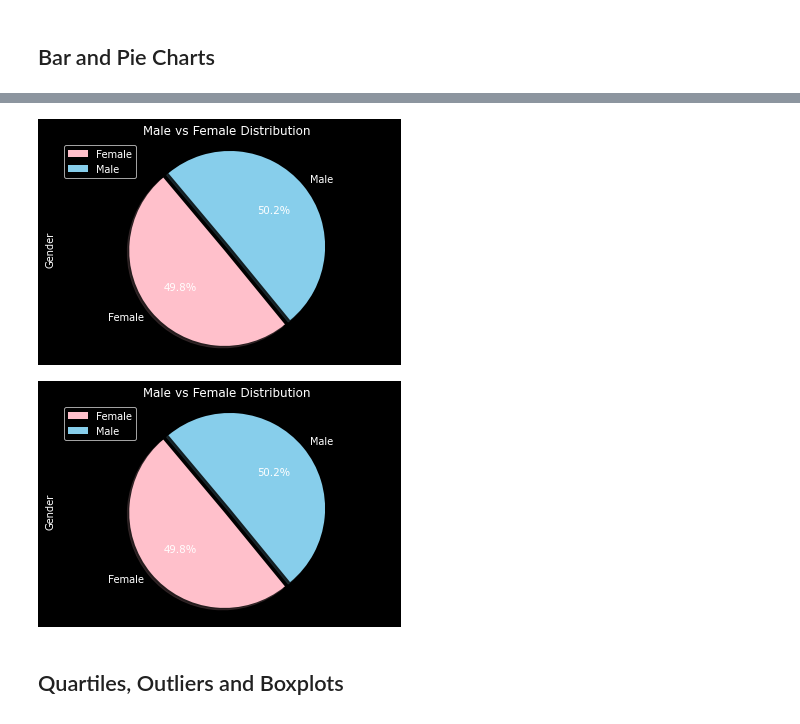
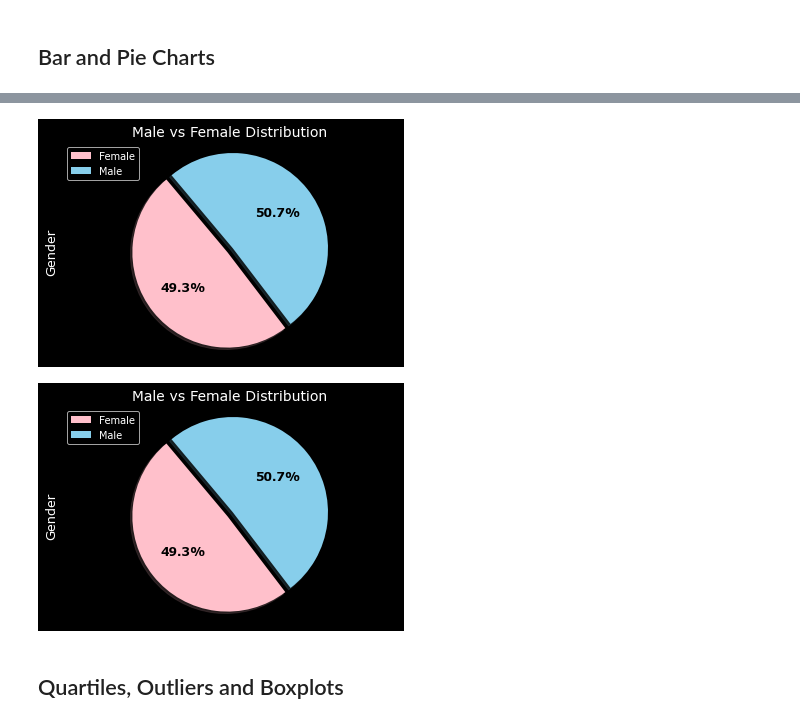
Before and after one commit to cheyroseflammer/pharmaceutical-analysis, a Jupyter notebook: pharmaceutical-analysis/pymaceuticals_starter.ipynb, the cells around one changed output, grey strips where cells are left out. Saved outputs shown, nothing was run; the diff lists cells and outputs as text; code cells hidden in the pictures.

```diff
--- a/pharmaceutical-analysis/pymaceuticals_starter.ipynb
+++ b/pharmaceutical-analysis/pymaceuticals_starter.ipynb
@@ -71,5 +63,5 @@ duplicate_mice_df
 # %%
 # Create a clean DataFrame by dropping the duplicate mouse by its ID.
-clean_mice_df = duplicate_mice_df.drop_duplicates(subset=['Mouse ID', 'Timepoint'])
-clean_mice_df.head()
+clean_mice_df = pharm_df.drop_duplicates(subset=['Mouse ID', 'Timepoint'])
+clean_mice_df
 # %% [output]
@@ -178,43 +186,42 @@ plt.show()
 # %%
 # Generate a pie plot showing the distribution of female versus male mice using Pandas
-
 # Get count of each gender
-gender_df = clean_mice_df.groupby('Sex').nunique()['Mouse ID']
+gender_df = clean_mice_df.groupby('Sex').count()['Mouse ID']
 # Create plot vars
 colors = ['pink', 'skyblue']
 explode = (0.07, 0)
+title = 'Male vs Female Distribution'
 # Create pie chart
-gender_pie = gender_df.plot(kind='pie', y='Gender', title='Male vs Female Distribution', shadow=True, autopct="%1.1f%%", explode=explode, colors=colors, startangle=130);
-# Set y axis label
-gender_pie.set_ylabel('Gender')
+gender_pie = gender_df.plot(kind='pie', shadow=True, autopct="%1.1f%%",
+    explode=explode, colors=colors, textprops={'color': 'k', 'size': 12, 'weight': 600}, startangle=130);
+# Set labels
+gender_pie.set_ylabel('Gender', fontsize=13)
+plt.title(title, fontsize=14)
+plt.legend(loc='best')
 # Make plot round
 plt.axis('equal')
-# Set legend and location
-plt.legend(loc='best')
 # Show plot
 plt.show()
 # %% [output]
-[figure, old version]
+[figure, new version]
 # %%
 # Generate a pie plot showing the distribution of female versus male mice using pyplot
-gender = ["Female", "Male"]
+# Create plot vars
 colors = ["pink","skyblue"]
 explode = (0.07,0)
 # Plot with matplotlib
-plt.pie(gender_df, explode=explode, labels=gender, colors=colors,
-        autopct="%1.1f%%", shadow=True, startangle=130)
-# Plot title
-plt.title('Male vs Female Distribution')
-# Plot y-label
-plt.ylabel('Gender')
+plt.pie(gender_df, explode=explode, labels=gender_df.index, colors=colors,
+        autopct="%1.1f%%", shadow=True, textprops={'color': 'k', 'size': 12, 'weight': 600}, startangle=130)
+# Set labels
+plt.title('Male vs Female Distribution', fontsize=14)
+plt.ylabel('Gender', fontsize=13)
+plt.legend(loc='best')
 # Make plot round
 plt.axis('equal')
-# Set legend and location
-plt.legend(loc='best')
 # Show plot
 plt.show()
 # %% [output]
-[figure, old version]
+[figure, new version]
 # %% [markdown]
 ## Quartiles, Outliers and Boxplots
 # %%
```
Also changed, not shown: parts of 11 cells of this notebook.
